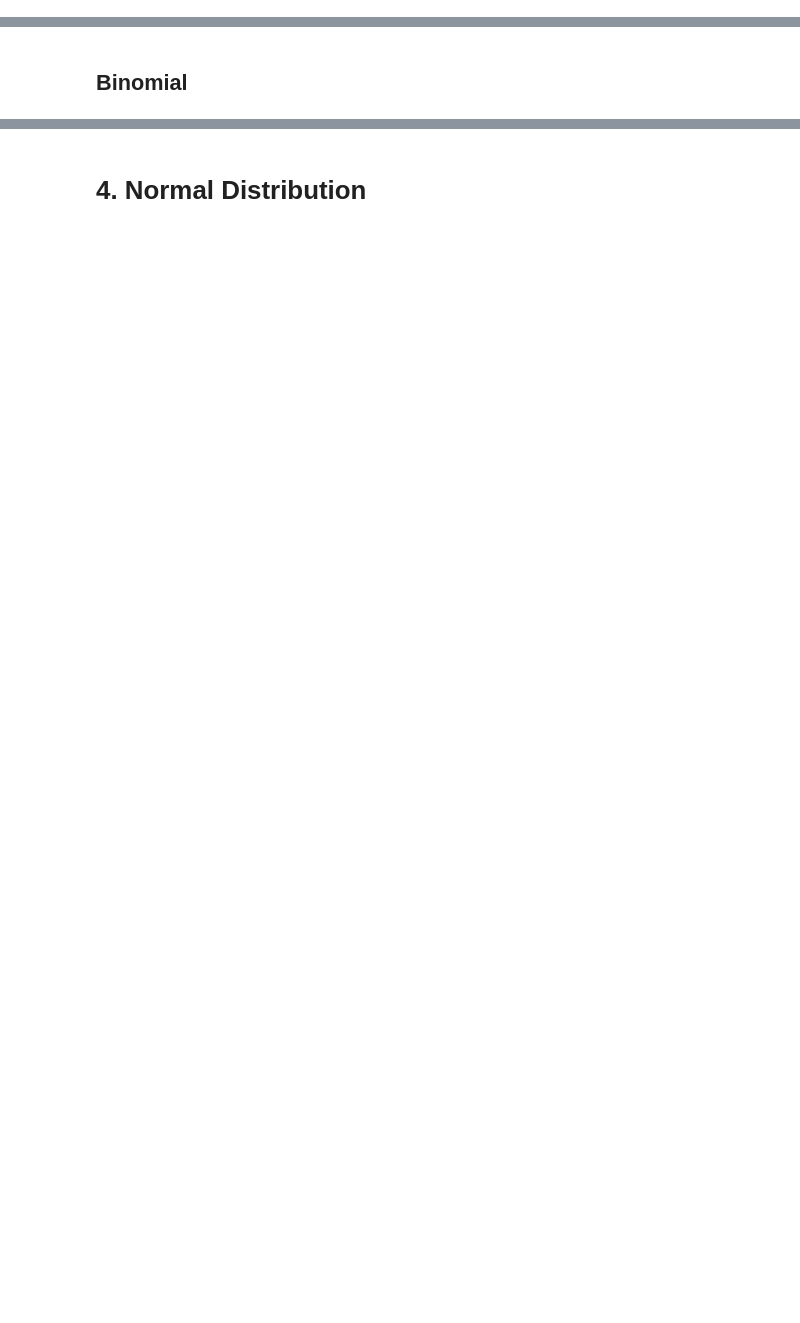
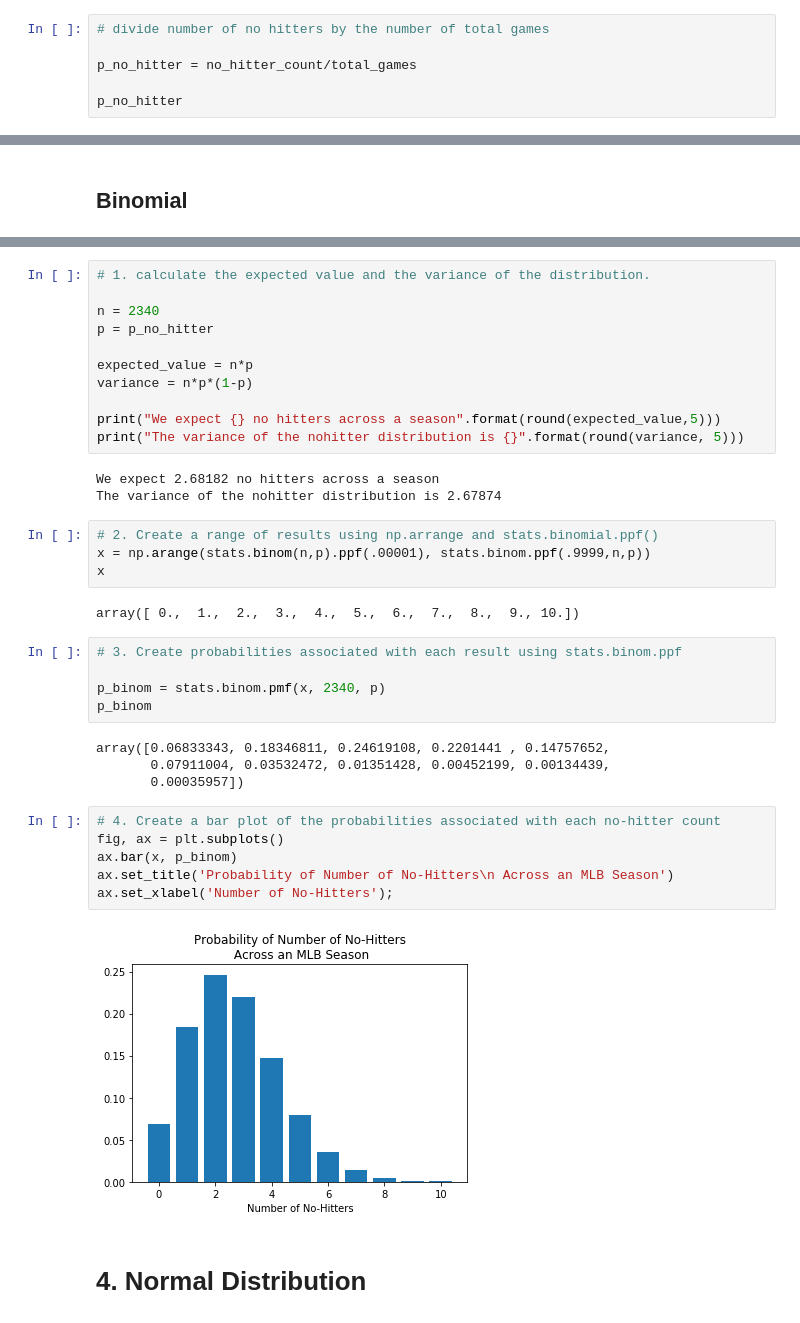
Before and after one commit to Caellwyn/distributions_ds-west-082420, a Jupyter notebook: index.ipynb, the cells around one changed output, grey strips where cells are left out. Saved outputs shown, nothing was run; the diff lists cells and outputs as text; blank space fills up the shorter version.

```diff
--- a/index.ipynb
+++ b/index.ipynb
@@ -481,0 +502,6 @@ Let's assume the probability of scoring a goal is .75, the Bernouli distribution
+# %%
+# divide number of no hitters by the number of total games
+
+p_no_hitter = no_hitter_count/total_games
+
+p_no_hitter
@@ -556,3 +590,40 @@ lam = 30
+# %%
+# 1. calculate the expected value and the variance of the distribution.
+
+n = 2340
+p = p_no_hitter
+
+expected_value = n*p
+variance = n*p*(1-p)
+
+print("We expect {} no hitters across a season".format(round(expected_value,5)))
+print("The variance of the nohitter distribution is {}".format(round(variance, 5)))
+# %% [output]
+We expect 2.68182 no hitters across a season
+The variance of the nohitter distribution is 2.67874
+# %%
+# 2. Create a range of results using np.arrange and stats.binomial.ppf()
+x = np.arange(stats.binom(n,p).ppf(.00001), stats.binom.ppf(.9999,n,p))
+x
+# %% [output]
+array([ 0.,  1.,  2.,  3.,  4.,  5.,  6.,  7.,  8.,  9., 10.])
+# %%
+# 3. Create probabilities associated with each result using stats.binom.ppf
+
+p_binom = stats.binom.pmf(x, 2340, p)
+p_binom
+# %% [output]
+array([0.06833343, 0.18346811, 0.24619108, 0.2201441 , 0.14757652,
+       0.07911004, 0.03532472, 0.01351428, 0.00452199, 0.00134439,
+       0.00035957])
+# %%
+# 4. Create a bar plot of the probabilities associated with each no-hitter count
+fig, ax = plt.subplots()
+ax.bar(x, p_binom)
+ax.set_title('Probability of Number of No-Hitters\n Across an MLB Season')
+ax.set_xlabel('Number of No-Hitters');
+# %% [output]
+[figure, added]
 # %% [markdown]
 # 4. Normal Distribution
 # %% [markdown]
```
Also changed, not shown: parts of 40 cells of this notebook, 11 other files.
